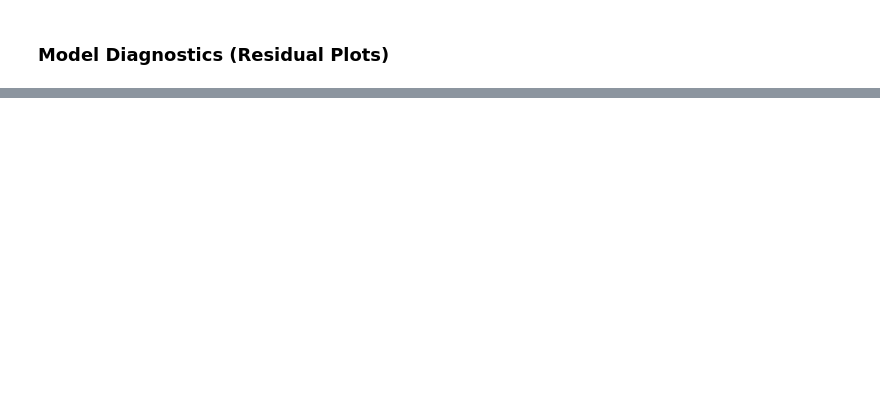
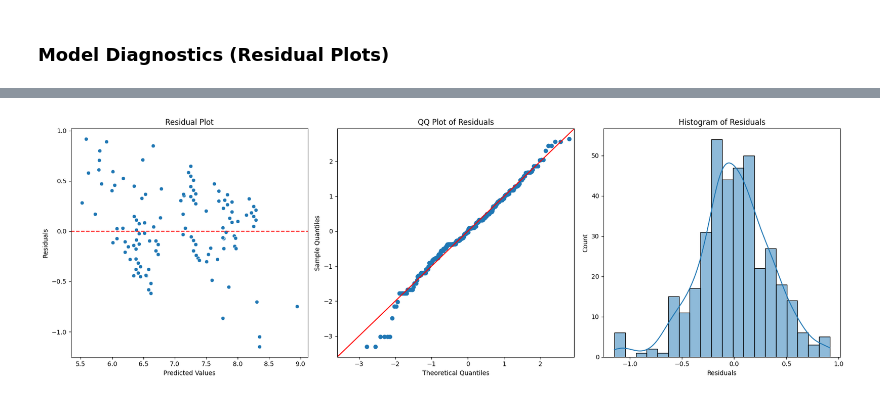
Before and after one commit to AzlinRusnan/Sleep_Quality_Analysis, a Jupyter notebook: Sleep_Duration_vs_Quality.ipynb, the cells around one changed output, grey strips where cells are left out. Saved outputs shown, nothing was run; the diff lists cells and outputs as text; code cells hidden in the pictures; blank space fills up the shorter version.

```diff
--- a/Sleep_Duration_vs_Quality.ipynb
+++ b/Sleep_Duration_vs_Quality.ipynb
@@ -546,6 +298,0 @@ VIF after dropping 'Daily Steps':
-# %%
-# Step 6: Drop 'Occupation_Manager' and create the second model
-X_train = X_train.drop('Occupation_Manager', axis=1)
-X_train_lm6 = sm.add_constant(X_train)
-lr_7 = sm.OLS(y_train, X_train_lm6).fit()
-print("\nModel without 'Occupation_Manager':\n", lr_7.summary())
@@ -687,2 +531,15 @@ In short, the selection methods chose variables that offered the most improvemen
 # %% [markdown]
 ### **Model Diagnostics (Residual Plots)**
+# %%
+# Features from stepwise selection and prepare data for the final model
+X_final = X_reduced_2[
+    ['Heart Rate', 'Physical Activity Level', 'Occupation_Engineering/IT', 'Daily Steps', 'Age', 'MAP',
+     'Occupation_Healthcare', 'Occupation_Legal', 'BMI Category_Obese', 'Sleep Disorder_Sleep Apnea', 'Occupation_Sales']]
+X_final_const = add_constant(X_final)
+
+# Fit the final model
+model_final = sm.OLS(y, X_final_const).fit()
+model_final_summary = model_final.summary()
+
+
+model_final_summary
@@ -688,0 +582,27 @@ In short, the selection methods chose variables that offered the most improvemen
+# %%
+# Predictions and residuals
+y_pred = model_final.predict(X_final_const)
+residuals = y - y_pred
+
+# Create a figure and add subplots individually to avoid blank plot issues
+fig, axs = plt.subplots(1, 3, figsize=(18, 6))
+
+# Residual Plot
+sns.scatterplot(x=y_pred, y=residuals, ax=axs[0])
+axs[0].axhline(0, color='red', linestyle='--')
+axs[0].set_xlabel('Predicted Values')
+axs[0].set_ylabel('Residuals')
+axs[0].set_title('Residual Plot')
+# QQ Plot
+sm.qqplot(residuals, line='45', fit=True, ax=axs[1])
+axs[1].set_title('QQ Plot of Residuals')
+
+# Histogram of residuals
+sns.histplot(residuals, kde=True, ax=axs[2])
+axs[2].set_xlabel('Residuals')
+axs[2].set_title('Histogram of Residuals')
+
+plt.tight_layout()
+plt.show()
+# %% [output]
+[figure, added]
```
Also changed, not shown: parts of 46 cells of this notebook.
